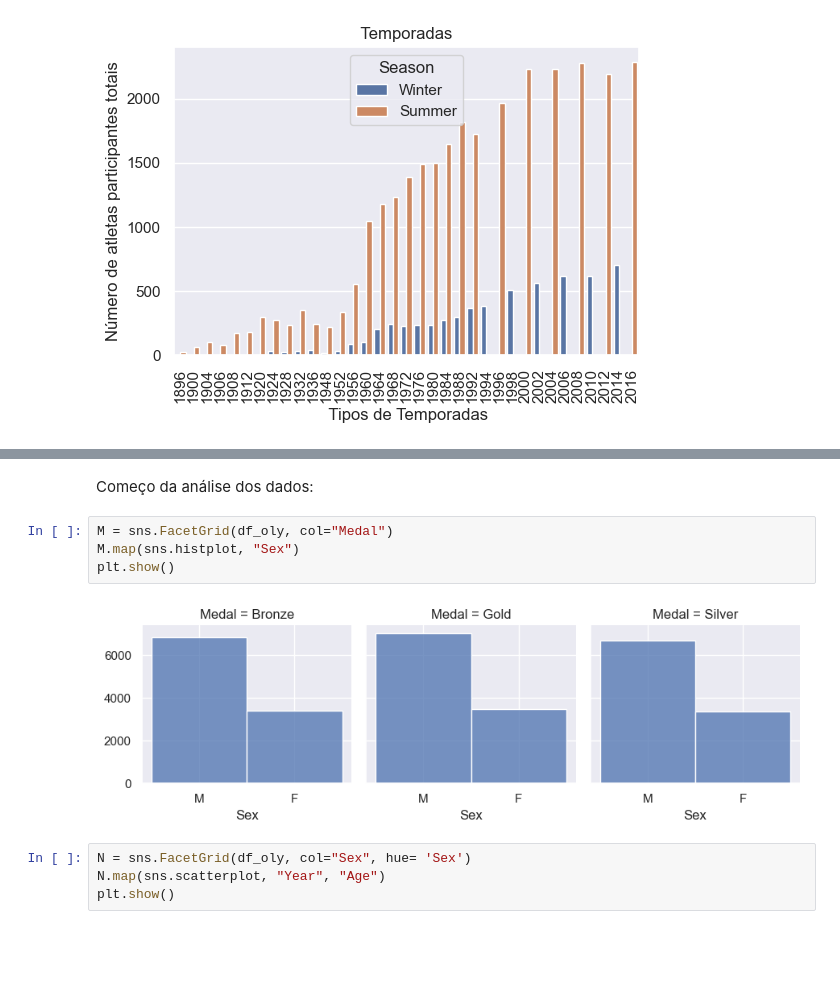
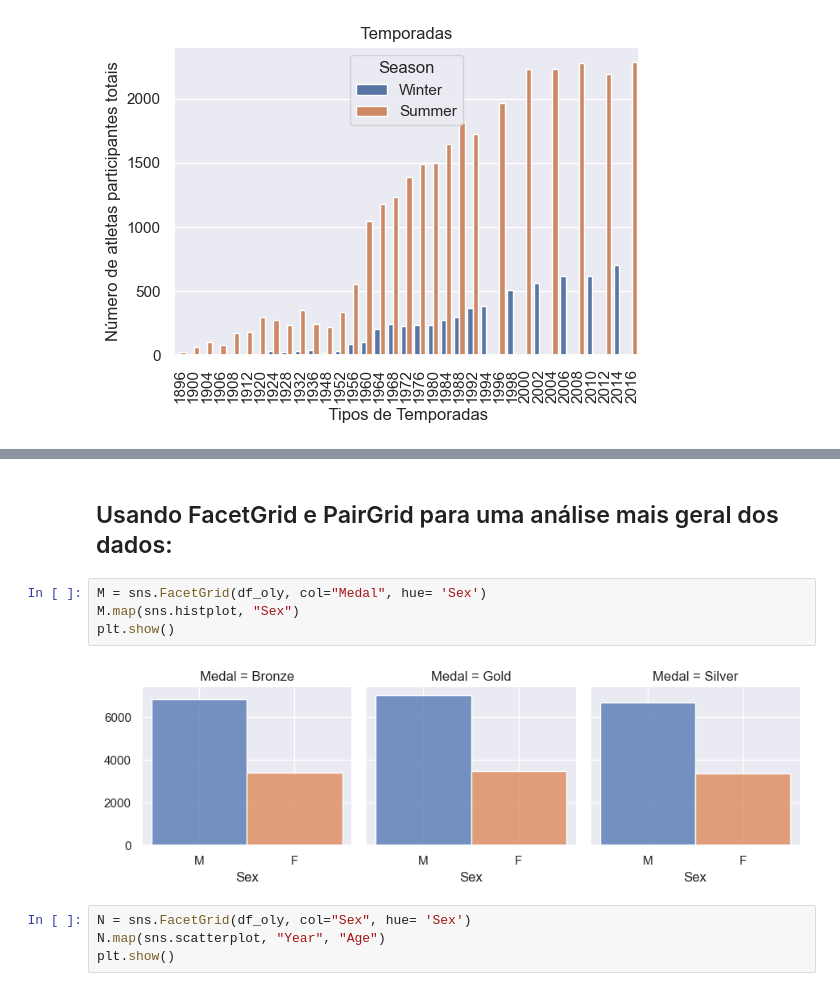
Before and after one commit to dnlfrozi/Projetinho-de-Limpeza, a Jupyter notebook: analíse.ipynb, the cells around one changed output, grey strips where cells are left out. Cells and saved outputs as stored; diff of their text form; blank space fills up the shorter version.

```diff
--- a/analíse.ipynb
+++ b/analíse.ipynb
@@ -211,11 +231,11 @@ plt.show()
-# %% [markdown]
-Começo da análise dos dados:
+# %% [markdown]
+## Usando FacetGrid e PairGrid para uma análise mais geral dos dados:
 # %%
-M = sns.FacetGrid(df_oly, col="Medal")
+M = sns.FacetGrid(df_oly, col="Medal", hue= 'Sex')
 M.map(sns.histplot, "Sex")
 plt.show()
 # %% [output]
-[figure, old version]
+[figure, new version]
 # %%
 N = sns.FacetGrid(df_oly, col="Sex", hue= 'Sex')
 N.map(sns.scatterplot, "Year", "Age")
```
Also changed, not shown: parts of 30 cells of this notebook.
